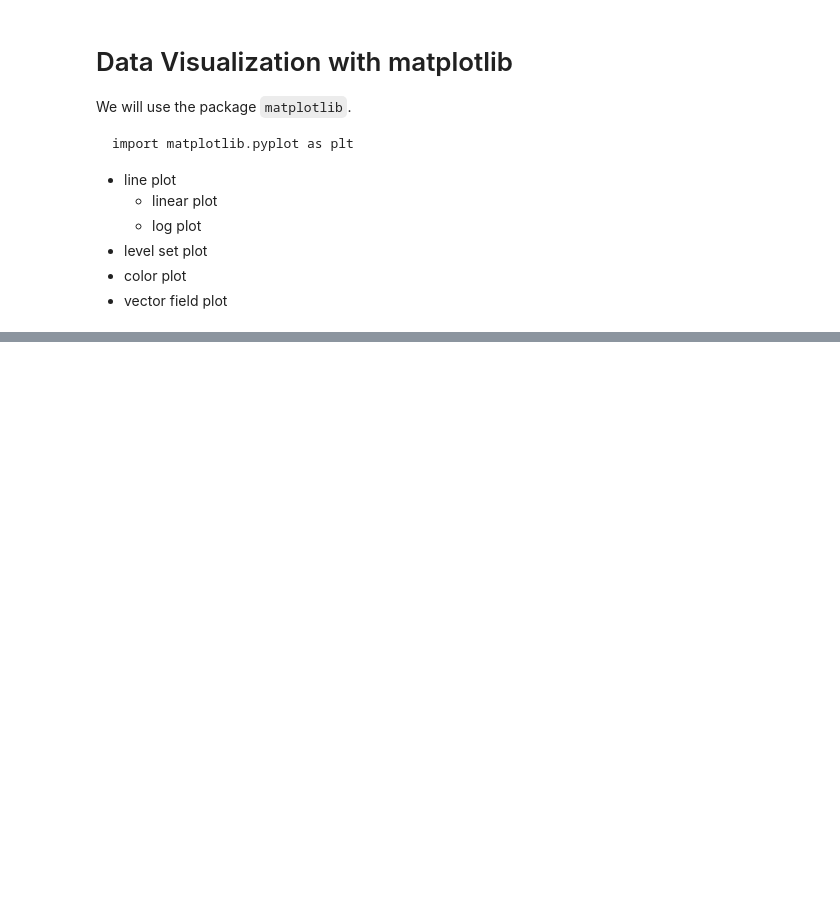
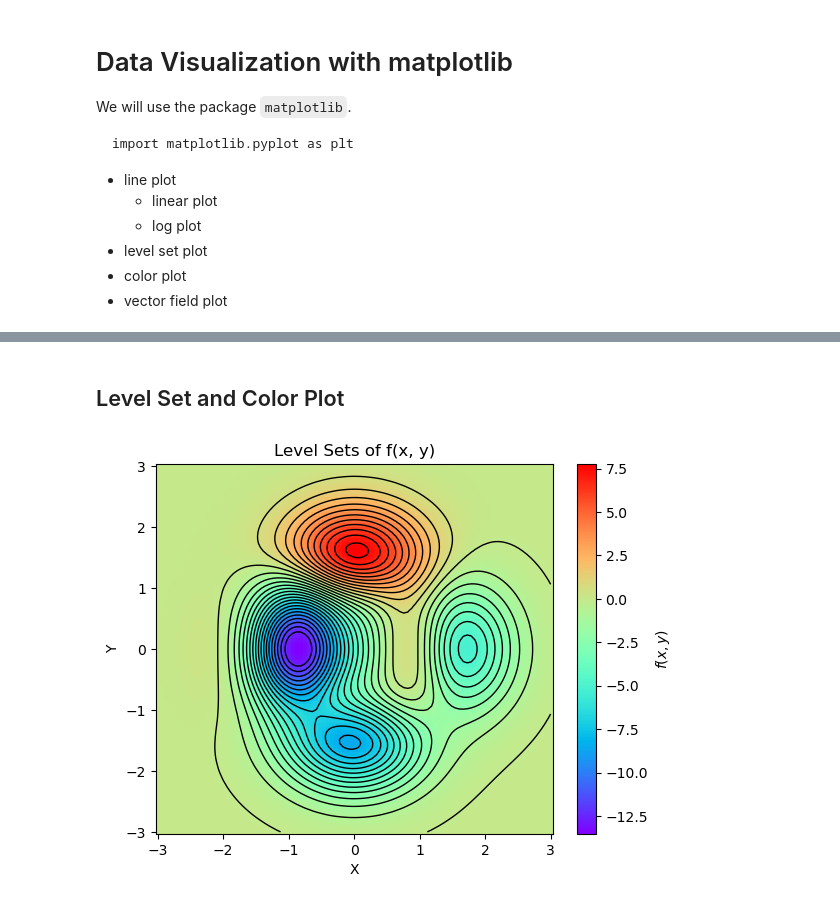
Before and after one commit to jhihsheng/nano-optics, a Jupyter notebook: OTID/OTID_plot.ipynb, the cells around one changed output, grey strips where cells are left out. Cells and saved outputs as stored; diff of their text form; code cells hidden in the pictures; blank space fills up the shorter version.

```diff
--- a/OTID/OTID_plot.ipynb
+++ b/OTID/OTID_plot.ipynb
@@ -44,0 +93,39 @@ plt.legend()
+# %% [markdown]
+## Level Set and Color Plot
+# %%
+# Create a function (you can replace this with your own function)
+#def f(x, y):
+
+
+def f(x, y):
+    term1 = -10 * (x**5 - x**3 - y**5) * np.exp(-x**2 - y**2)
+    term2 = -13 * np.exp(-(x + 1)**2 - y**2)
+
+    z = term1 + term2
+    return z
+
+# Generate data for x and y
+x = np.linspace(-3, 3, 100)
+y = np.linspace(-3, 3, 100)
+X, Y = np.meshgrid(x, y)
+
+
+# Compute the function values
+Z = f(X, Y)
+# Create a filled contour plot
+plt.contour(X,Y,Z,linewidths=1,colors='black',levels=np.linspace(-12.5,7.5,30),linestyles='solid')
+plt.pcolormesh(X,Y,Z,cmap="rainbow")
+plt.colorbar(label=r'$f(x,y)$')
+
+
+# Add labels and title
+plt.xlabel('X')
+plt.ylabel('Y')
+plt.title('Level Sets of f(x, y)')
+#plt.xlim([-3,3])
+#plt.ylim([-3,3])
+# Show the plot
+fig.tight_layout()
+plt.show()
+# %% [output]
+[figure, added]
```
Also changed, not shown: parts of 11 cells of this notebook, 2 other files.
